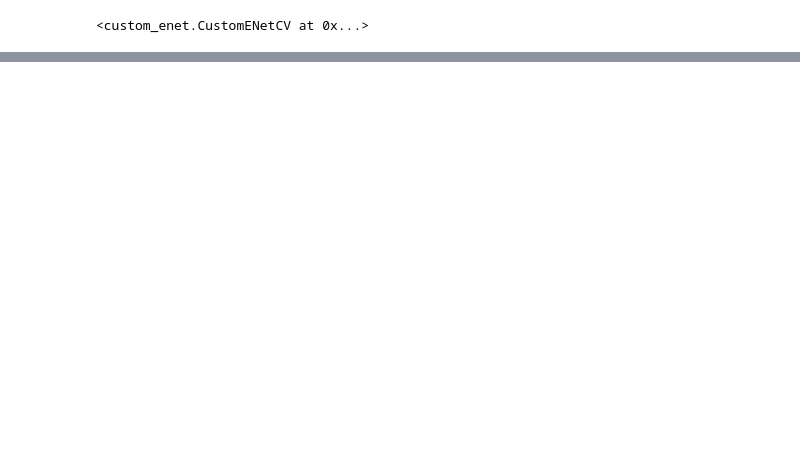
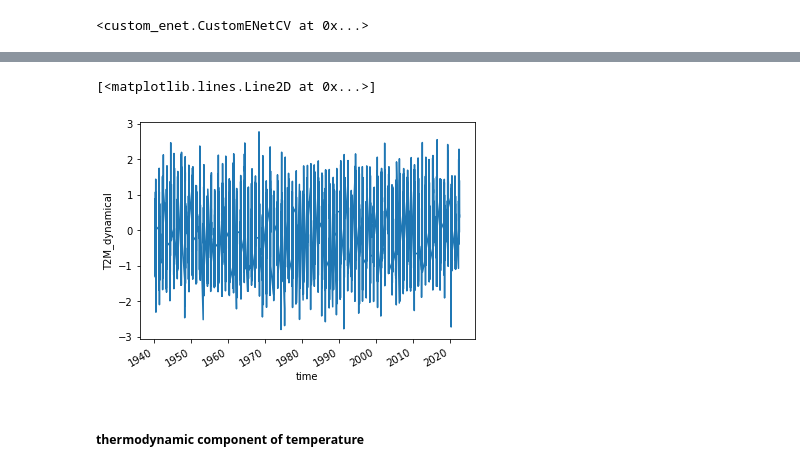
Before and after one commit to tamarahappe/HeaT, a Jupyter notebook: Notebooks/Dyn_decomp.ipynb, the cells around one changed output, grey strips where cells are left out. Cells and saved outputs as stored; diff of their text form; code cells hidden in the pictures; blank space fills up the shorter version.

```diff
--- a/Notebooks/Dyn_decomp.ipynb
+++ b/Notebooks/Dyn_decomp.ipynb
@@ -388,0 +351,4 @@ print(f"\nvariance explained: {explained_variance_score(self._target._x.values,
+# %%
+T2M_dynamical = (stream_weigths_reshaped * stream500_x2).sum(dim=("longitude", "latitude"))
+T2M_dynamical = T2M_dynamical.rename("T2M_dynamical")
+T2M_dynamical.assign_attrs(units="Celsius", description="Standardized temperature data")
@@ -388,0 +364,7 @@ print(f"\nvariance explained: {explained_variance_score(self._target._x.values,
+# %%
+T2M_dynamical.plot()
+# %% [output]
+[<matplotlib.lines.Line2D at 0x...>]
+[figure, added]
+# %% [markdown]
+##### thermodynamic component of temperature
```
Also changed, not shown: parts of 38 cells of this notebook.
